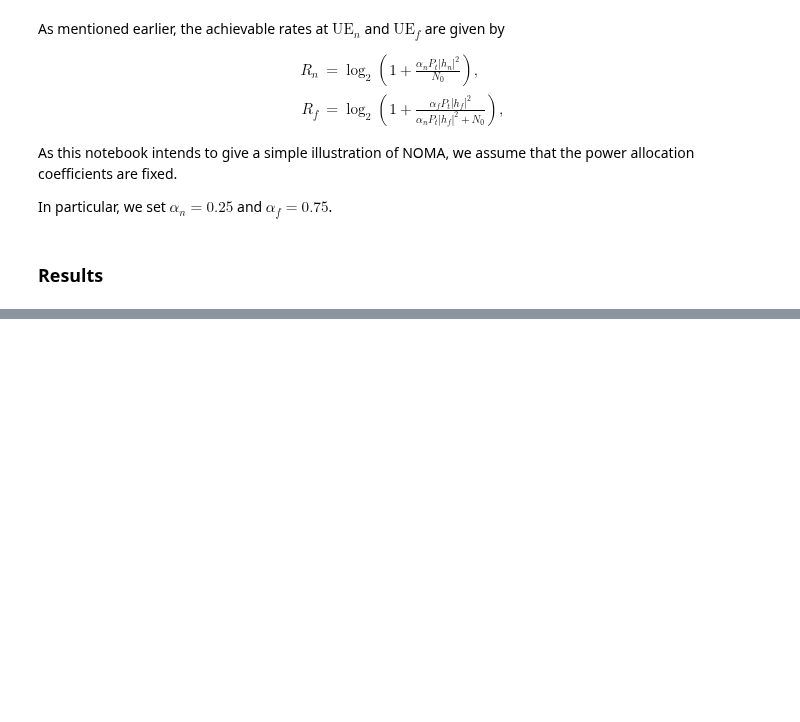
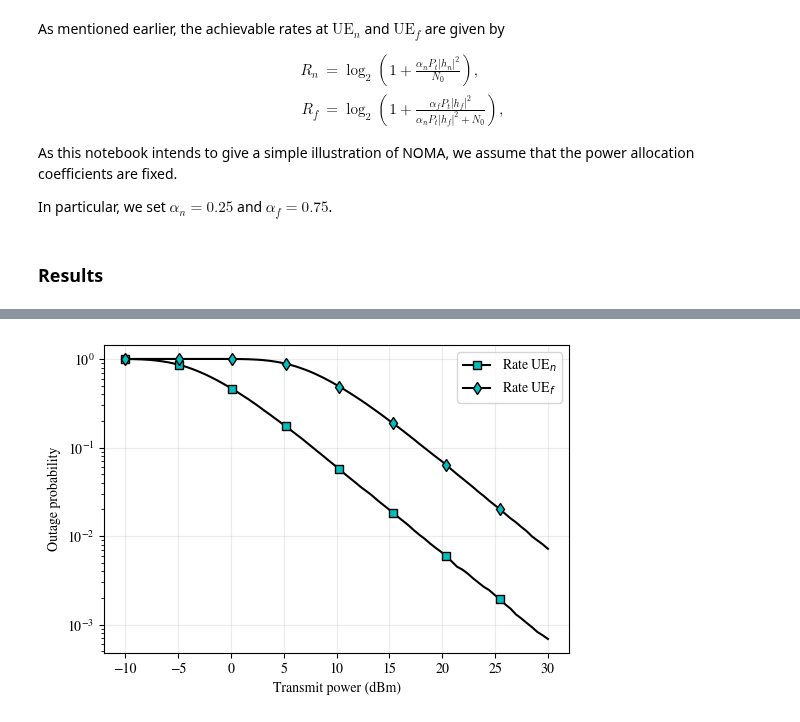
Before and after one commit to muhd-umer/comyx, a Jupyter notebook: examples/siso_dl_noma.ipynb, the cells around one changed output, grey strips where cells are left out. Cells and saved outputs as stored; diff of their text form; code cells hidden in the pictures; blank space fills up the shorter version.

```diff
--- a/examples/siso_dl_noma.ipynb
+++ b/examples/siso_dl_noma.ipynb
@@ -58,27 +59,27 @@ plt.rcParams["figure.figsize"] = (6, 4)
 # %% [markdown]
 ### Setup Environment
 # %%
-Pt = np.linspace(0, 40, 100)  # dBm
+Pt = np.linspace(-10, 30, 80)  # dBm
 Pt_lin = dbm2pow(Pt)  # Watt
 bandwidth = 1e6  # Bandwidth in Hz
 frequency = 2.4e9  # Carrier frequency
 temperature = 300  # Kelvin
 mc = 100000  # Number of channel realizations
 
-N0 = get_noise_power(temperature, bandwidth)  # dB
-N0_lin = db2pow(N0)  # Watt
+N0 = get_noise_power(temperature, bandwidth)  # dBm
+N0_lin = dbm2pow(N0)  # Watt
 
 fading_args = {"type": "rayleigh", "sigma": 1 / 2}
 pathloss_args = {
     "type": "reference",
-    "alpha": 3,
+    "alpha": 3.5,
     "p0": 20,
     "frequency": frequency,
 }  # p0 is the reference power in dBm
 # %%
 BS = BaseStation("BS", position=[0, 0, 10], n_antennas=1, t_power=Pt_lin)
 UEn = UserEquipment("UEn", position=[200, 200, 1], n_antennas=1)
-UEf = UserEquipment("UEf", position=[350, 350, 1], n_antennas=1)
+UEf = UserEquipment("UEf", position=[400, 400, 1], n_antennas=1)
 
 print("Distance between BS and UEn:", get_distance(BS.position, UEn.position))
 print("Distance between BS and UEf:", get_distance(BS.position, UEf.position))
@@ -162,0 +192,18 @@ plt.show()
+# %%
+plot_args = {
+    "markevery": 10,
+    "color": "k",
+    "markerfacecolor": "c",
+}
+
+# Plot achievable rates
+plt.figure()
+plt.semilogy(Pt, UEn.outage, label="Rate UE$_n$", marker="s", **plot_args)
+plt.semilogy(Pt, UEf.outage, label="Rate UE$_f$", marker="d", **plot_args)
+plt.xlabel("Transmit power (dBm)")
+plt.ylabel("Outage probability")
+plt.grid(alpha=0.25)
+plt.legend()
+plt.show()
+# %% [output]
+[figure, added]
```
Also changed, not shown: parts of 4 cells of this notebook.
